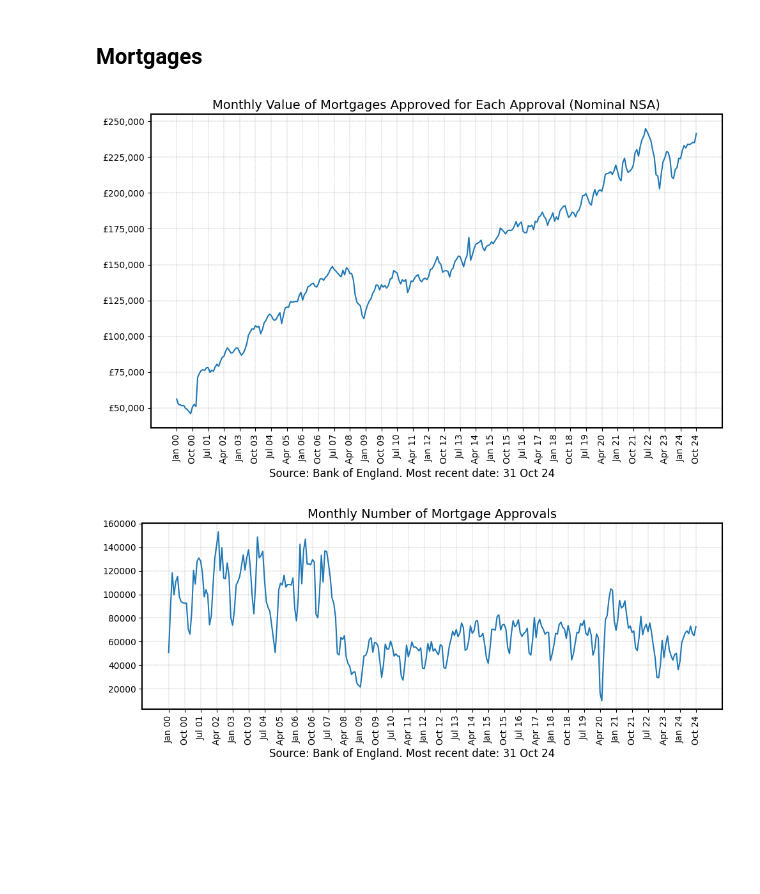
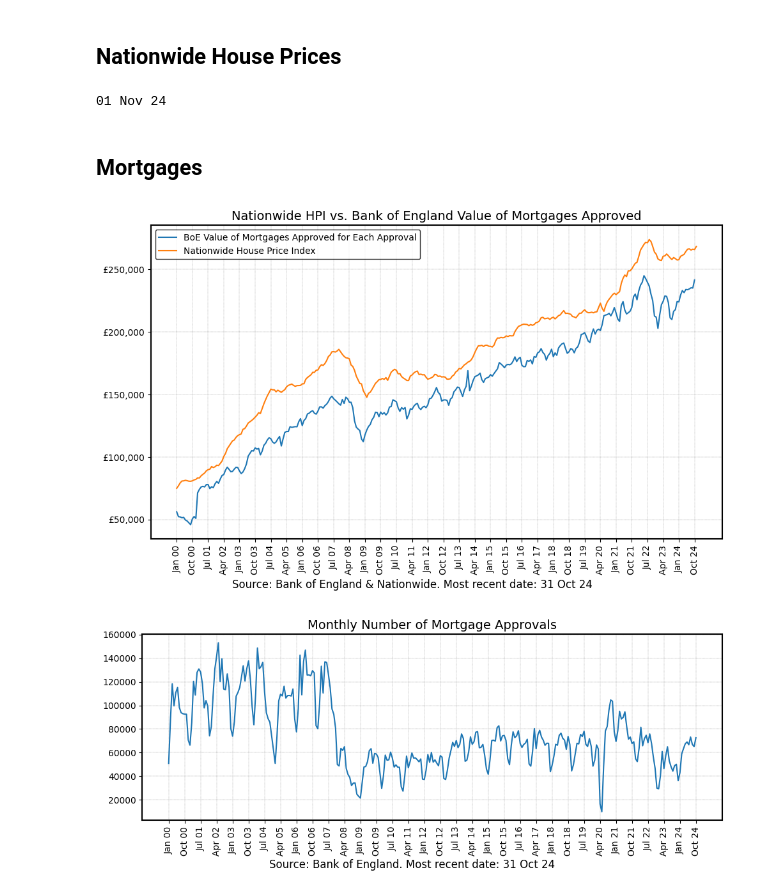
Before and after one commit to rpreen/econ, a Jupyter notebook: econ.ipynb, the cells around one changed output. Drawn from its saved outputs; the diff is of its cells as text; code cells hidden in the pictures; blank space fills up the shorter version.

Commit message:
add nationwide hpi

```diff
--- a/econ.ipynb
+++ b/econ.ipynb
@@ -103,6 +103,34 @@ def pound_formatter(x, pos) -> str:
         return f"£{x / 1_000:.1f}k"
     else:
         return f"£{x:,.0f}"
+# %% [markdown]
+## Nationwide House Prices
+# %%
+def get_nationwide_data() -> pd.DataFrame:
+    """Return DataFrame with Nationwide house prices."""
+
+    today = date.today()
+    filename = "nationwide_" + today.strftime("%Y%m%d") + ".xlsx"
+
+    if Path(filename).is_file():  # already fetched
+        return pd.read_excel(filename)
+
+    url = "https://www.nationwidehousepriceindex.co.uk/download/uk-monthly-index"
+    response = requests.get(url)
+    with open(filename, "wb") as file:
+        file.write(response.content)
+    return pd.read_excel(filename)
+
+
+df_nw = get_nationwide_data()
+df_nw.columns = ["Date", "NW_Price"] + df_nw.columns[2:].tolist()
+df_nw = df_nw.sort_values(by="Date")
+df_nw["Month_Year"] = df_nw["Date"].dt.strftime("%b %y")
+df_nw = df_nw[df_nw["Date"] >= "2000-01-01"]
+last_date = df_nw["Date"].max().strftime("%d %b %y")
+print(last_date)
+# %% [output]
+01 Nov 24
 # %% [markdown]
 ## Mortgages
 # %%
@@ -115,30 +143,38 @@ last_date = df_mort["Date"].max().strftime("%d %b %y")
 # %%
 fig, ax = plt.subplots(figsize=(10, 6))
 ax.set_facecolor("white")
-ax.plot(df_mort["Month_Year"], df_mort["Average"])
+ax.plot(
+    df_mort["Month_Year"],
+    df_mort["Average"],
+    label="BoE Value of Mortgages Approved for Each Approval",
+)
+
+ax.plot(df_nw["Month_Year"], df_nw["NW_Price"], label="Nationwide House Price Index")
+
 ax.set_title(
-    "Monthly Value of Mortgages Approved for Each Approval (Nominal NSA)", fontsize=14
+    "Nationwide HPI vs. Bank of England Value of Mortgages Approved", fontsize=14
 )
 formatter = FuncFormatter(lambda x, pos: f"£{x:,.0f}")
 plt.gca().yaxis.set_major_formatter(formatter)
 ax.grid(True, color="grey", linestyle="--", linewidth=0.25)
 xticks = df_mort["Month_Year"][::9]  # every nth date
 plt.xticks(xticks, rotation=90)
 for spine in ax.spines.values():
     spine.set_edgecolor("black")
     spine.set_linewidth(1.5)
 fig.text(
     0.5,
     -0.01,
-    f"Source: Bank of England. Most recent date: {last_date}",
+    f"Source: Bank of England & Nationwide. Most recent date: {last_date}",
     ha="center",
     fontsize=12,
     color="black",
 )
+plt.legend(facecolor="white", edgecolor="black", fontsize=10)
 plt.tight_layout()
 plt.savefig("mortgages_value.png", dpi=300, bbox_inches="tight")
 # %% [output]
-[figure, old version]
+[figure, new version]
 # %%
 fig, ax = plt.subplots(figsize=(10, 4))
 ax.set_facecolor("white")
```
Also changed, not shown: parts of 4 cells of this notebook, 3 other files.
